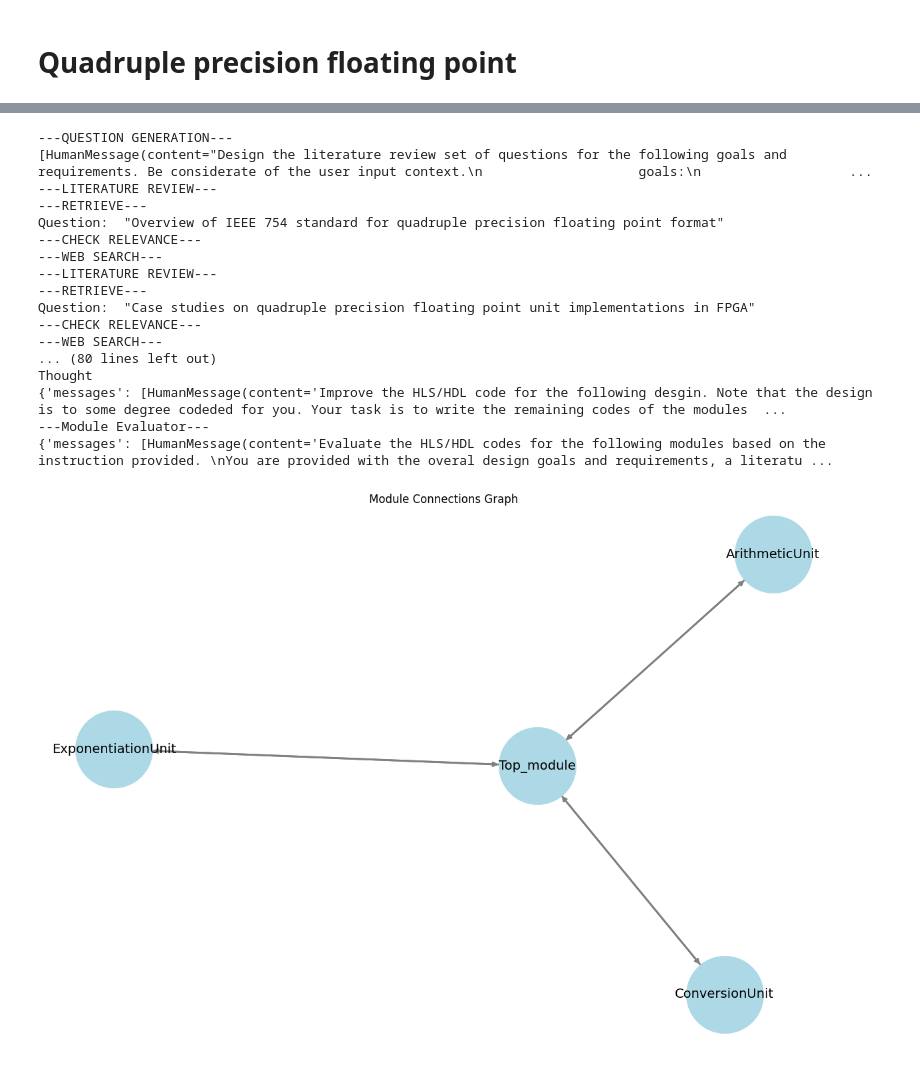
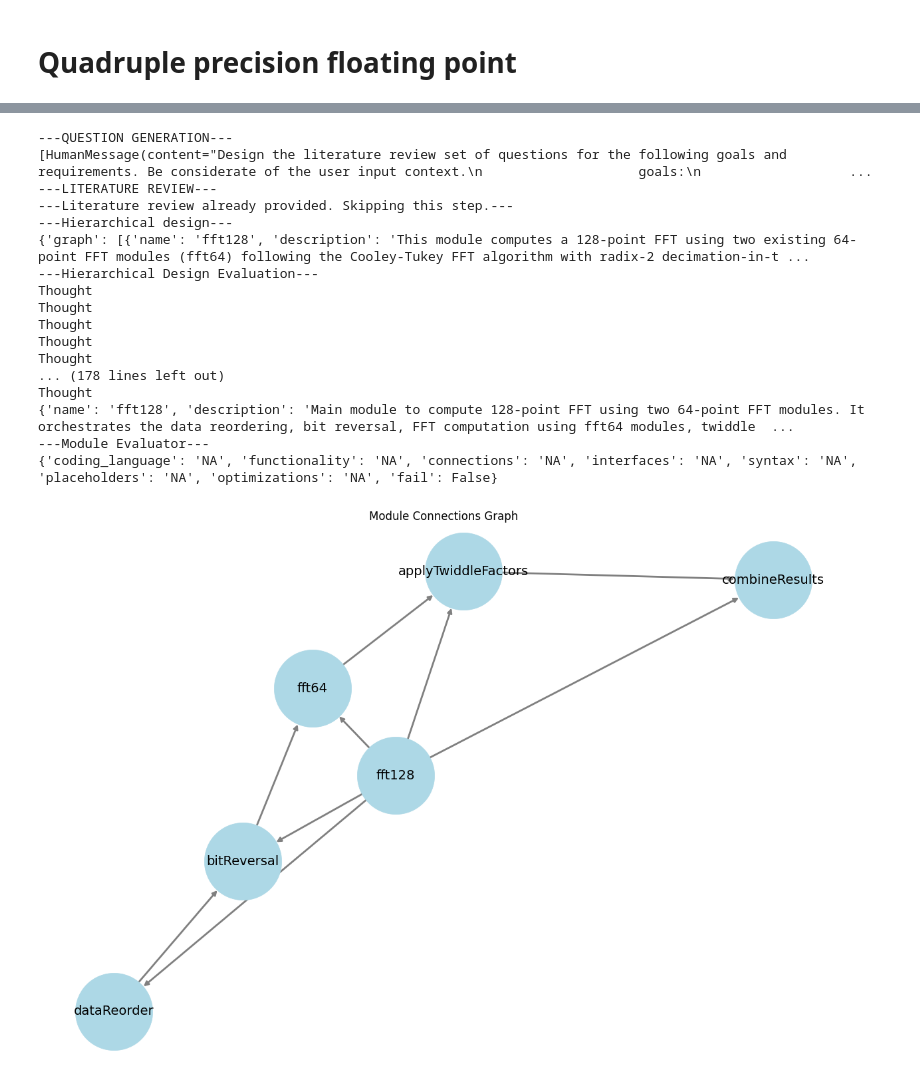
Before and after one commit to sarashs/FPGA_AGI, a Jupyter notebook: working_solution.ipynb, the cells around one changed output, grey strips where cells are left out. Drawn from its saved outputs; the diff is of its cells as text; code cells hidden in the pictures.

Commit message:
evaluators updated

```diff
--- a/working_solution.ipynb
+++ b/working_solution.ipynb
@@ -86,11 +94,7 @@ requirements = requirement_chain.invoke(
 # %% [markdown]
 # Quadruple precision floating point
 # %%
-from FPGA_AGI.chains import RequirementChain
-
-requirement_chain = RequirementChain.from_llm(bigllm)
-
-requirements = requirement_chain.invoke(
+float128_requirements = requirement_chain.invoke(
     {"objective": """
      Build a quadrouple precision floating point (not the fixed point) exponentiation module. You have to code this 128 bit floating point representation from scratch, using the context I provided, and code the computations based on this representation.""",
      "context" : concatenated_content}
@@ -124,2 +124,2 @@ pprint.pprint(requirements.requirements)
 # %%
-requirements.requirements.append("The 64-point FFT modules (fft64) do not need to be designed. You can assume that they just exist.")
+#requirements.requirements.append("The 64-point FFT modules (fft64) do not need to be designed. You must assume that they just exist.")
@@ -135,14 +137,14 @@ from langchain_openai import OpenAIEmbeddings
 import chromadb
 
 embeddings_3_small = OpenAIEmbeddings(model='text-embedding-3-small')
-if os.path.isdir('chroma_db'):
+if os.path.isdir('knowledge_base'):
     persistent_client = chromadb.PersistentClient(path="./knowledge_base")
     pdfsearch = Chroma(client=persistent_client, embedding_function=embeddings_3_small)
 else:
-    texts = []
-    for item in ["https://arxiv.org/pdf/1502.07055", "https://arxiv.org/pdf/1810.06885", "https://arxiv.org/pdf/1808.02521"]: # PDF
+    pages = []
+    for item in ["https://arxiv.org/pdf/1502.07055", "https://arxiv.org/pdf/1810.06885", "https://arxiv.org/pdf/1808.02521"]: # ["https://riscv.org/wp-content/uploads/2017/05/riscv-spec-v2.2.pdf"]: #
         loader = PyPDFLoader(item, extract_images=True) #"https://riscv.org/wp-content/uploads/2017/05/riscv-spec-v2.2.pdf"
-        pages = loader.load()
-        text_splitter = RecursiveCharacterTextSplitter(chunk_size=2000, chunk_overlap=200)
-        texts.append(text_splitter.split_documents(pages))
+        pages += loader.load()
+        text_splitter = RecursiveCharacterTextSplitter(chunk_size=1000, chunk_overlap=200)
+    texts = text_splitter.split_documents(pages)
     pdfsearch = Chroma.from_documents(texts, embeddings_3_small, collection_name= "knowledge_base", persist_directory="./knowledge_base")
@@ -156,53 +157,58 @@ pprint.pprint(cleaned_concatenated_content)
 # %%
 import importlib
 from FPGA_AGI import tools
 importlib.reload(tools)
 from FPGA_AGI import parameters
 importlib.reload(parameters)
 from FPGA_AGI import utils
 importlib.reload(utils)
 from FPGA_AGI import prompts
 importlib.reload(prompts)
 from FPGA_AGI import chains
 importlib.reload(chains)
 from langchain_core.prompts import HumanMessagePromptTemplate
 from FPGA_AGI import agents
 importlib.reload(agents)
 from FPGA_AGI.agents import Engineer
 from FPGA_AGI import utils
 importlib.reload(utils)
 from FPGA_AGI.utils import plot_graph
 
-bigllm = ChatOpenAI(model='gpt-4-turbo', temperature=0)
-for i in range(3):
-    sol_dir = f'FFT_SystemVerilog_{i}'
-    R = Engineer(model=bigllm, retriever=pdfsearch.as_retriever(search_kwargs={"k": 1}), language="SystemVerilog", solution_num=sol_dir)
-    #try:
-    R.invoke(goals=requirements.goals, requirements=requirements.requirements, input_context= cleaned_concatenated_content)
-    with open(f"solution_{sol_dir}/requirements.txt", "w") as file:
-        file.write("Goals: \n" + '\n'.join(requirements.goals) + "\nRequirements: \n" + '\n'.join(requirements.requirements))
-    plot_graph(R.hierarchical_solution_result, save_path=f"solution_{sol_dir}/graph.png")
-    #except:
-    #    pass
+
+#review = None
+for model, model_str in zip([llm, bigllm], ['gpt-3.5', 'gpt-4-turbo']):
+    for i in range(2):
+        sol_dir = f'FFT_design_{model_str}_evaluation_gpt-4_{i}'
+        R = Engineer(model=model, evaluator_model=gpt4, retriever=pdfsearch.as_retriever(search_kwargs={"k": 1}), solution_num=sol_dir)
+        try:
+            if review:
+                R.lit_review_results = review
+            R.invoke(goals=requirements.goals, requirements=requirements.requirements, input_context= '')
+            with open(f"solution_{sol_dir}/requirements.txt", "w") as file:
+                file.write("Goals: \n" + '\n'.join(requirements.goals) + "\nRequirements: \n" + '\n'.join(requirements.requirements))
+            plot_graph(R.hierarchical_solution_result, save_path=f"solution_{sol_dir}/graph.png")
+        except:
+            pass
+        review = R.lit_review_results
 # %% [output]
 ---QUESTION GENERATION---
 [HumanMessage(content="Design the literature review set of questions for the following goals and requirements. Be considerate of the user input context.\n                    goals:\n                   ...
 ---LITERATURE REVIEW---
----RETRIEVE---
-Question:  "Overview of IEEE 754 standard for quadruple precision floating point format"
----CHECK RELEVANCE---
----WEB SEARCH---
----LITERATURE REVIEW---
----RETRIEVE---
-Question:  "Case studies on quadruple precision floating point unit implementations in FPGA"
----CHECK RELEVANCE---
----WEB SEARCH---
-... (80 lines left out)
+---Literature review already provided. Skipping this step.---
+---Hierarchical design---
+{'graph': [{'name': 'fft128', 'description': 'This module computes a 128-point FFT using two existing 64-point FFT modules (fft64) following the Cooley-Tukey FFT algorithm with radix-2 decimation-in-t ...
+---Hierarchical Design Evaluation---
 Thought
-{'messages': [HumanMessage(content='Improve the HLS/HDL code for the following desgin. Note that the design is to some degree codeded for you. Your task is to write the remaining codes of the modules  ...
+Thought
+Thought
+Thought
+Thought
+... (178 lines left out)
+Thought
+{'name': 'fft128', 'description': 'Main module to compute 128-point FFT using two 64-point FFT modules. It orchestrates the data reordering, bit reversal, FFT computation using fft64 modules, twiddle  ...
 ---Module Evaluator---
-{'messages': [HumanMessage(content='Evaluate the HLS/HDL codes for the following modules based on the instruction provided. \nYou are provided with the overal design goals and requirements, a literatu ...
+{'coding_language': 'NA', 'functionality': 'NA', 'connections': 'NA', 'interfaces': 'NA', 'syntax': 'NA', 'placeholders': 'NA', 'optimizations': 'NA', 'fail': False}
-[figure, old version]
+[figure, new version]
 ---QUESTION GENERATION---
 [HumanMessage(content="Design the literature review set of questions for the following goals and requirements. Be considerate of the user input context.\n                    goals:\n                   ...
 ---LITERATURE REVIEW---
```
Also changed, not shown: parts of 27 cells of this notebook, 4 other files.
